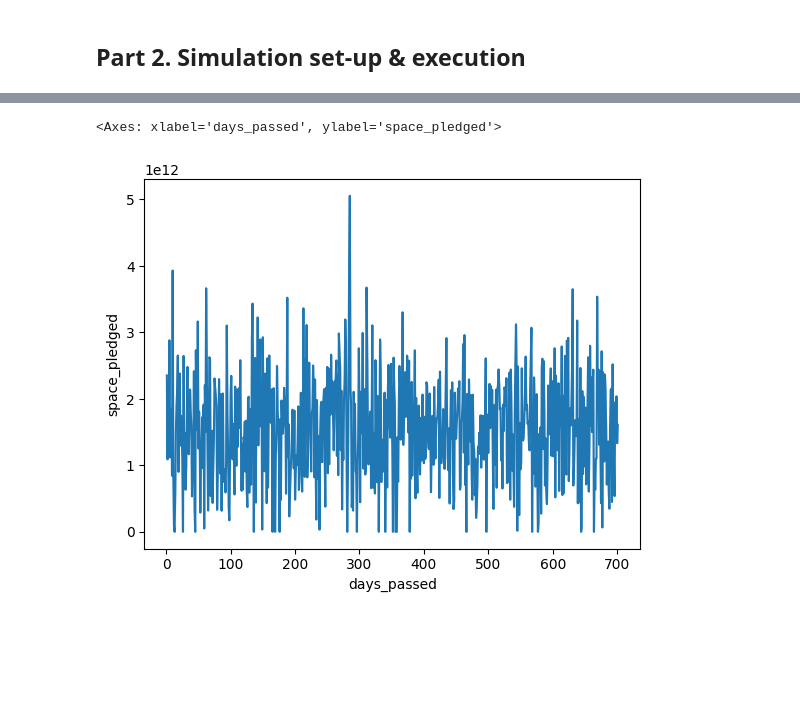
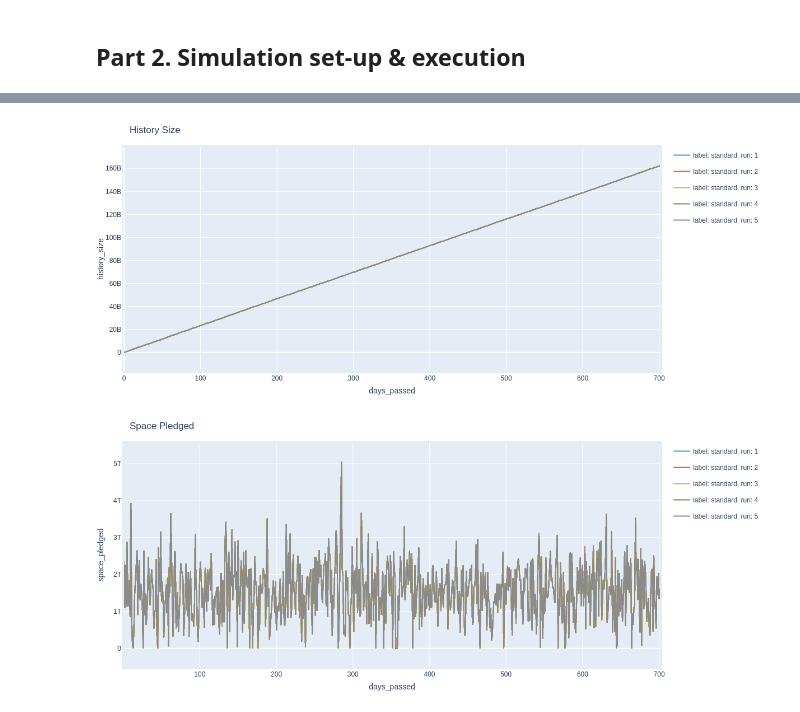
Before and after one commit to BlockScience/subspace, a Jupyter notebook: notebooks/standard_stochastic.ipynb, the cells around one changed output, grey strips where cells are left out. Cells and saved outputs as stored; diff of their text form; code cells hidden in the pictures; blank space fills up the shorter version.

Commit message:
Using hvplot and plotly to render in notebooks.

```diff
--- a/notebooks/standard_stochastic.ipynb
+++ b/notebooks/standard_stochastic.ipynb
@@ -33,5 +30,3 @@ pio.renderers.default = "png" # For GitHub rendering
 sim_df = pd.read_pickle(
     "../data/simulations/standard_stochastic_run-2023-12-19_14-18-36.pkl.gz"
 )
-# %%
-sim_df = sim_df.set_index(['label','run', 'days_passed'])
@@ -49,5 +32,0 @@ Name: circulating_supply, dtype: float64
-# %%
-## Introduce randomness
-sim_df["circulating_supply"] = sim_df["circulating_supply"].map(
-    lambda x: x * random.uniform(0.95, 1.05)
-)
@@ -226,5 +73,10 @@ ValueError: All arguments should have the same length. The length of column argu
+# %%
+chart = sim_df.hvplot.line(x='days_passed', y='history_size', by=['label', 'run'], title='History Size', width=1200, height=500)
+pio.show(hv.render(chart, backend='plotly'))
+# %% [output]
+[figure, added]
 # %%
-sns.lineplot(sim_df.space_pledged.diff().to_frame().query('days_passed > 0'), x='days_passed', y='space_pledged')
+chart = sim_df.set_index(['days_passed', 'label', 'run']).space_pledged.diff().to_frame().query('days_passed > 0').hvplot.line(x='days_passed', y='space_pledged', by=['label', 'run'], title='Space Pledged', width=1200, height=500)
+pio.show(hv.render(chart, backend='plotly'))
 # %% [output]
-<Axes: xlabel='days_passed', ylabel='space_pledged'>
-[figure, old version]
+[figure, new version]
```
Also changed, not shown: parts of 26 cells of this notebook, 1 other file.
